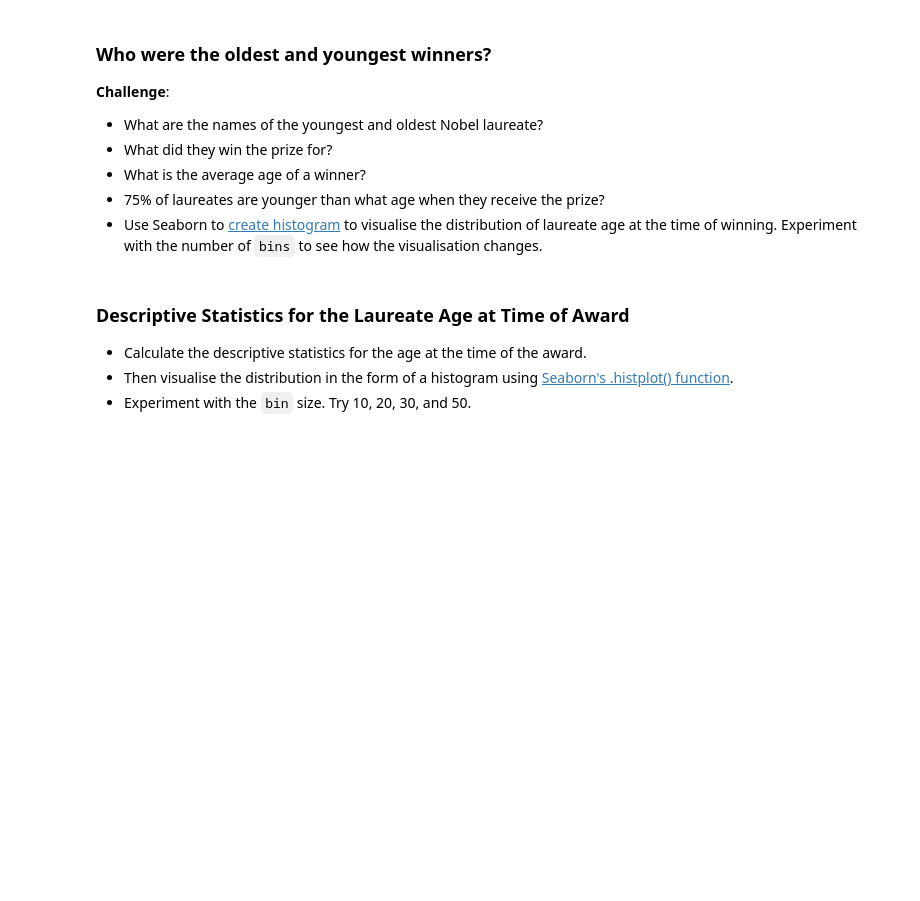
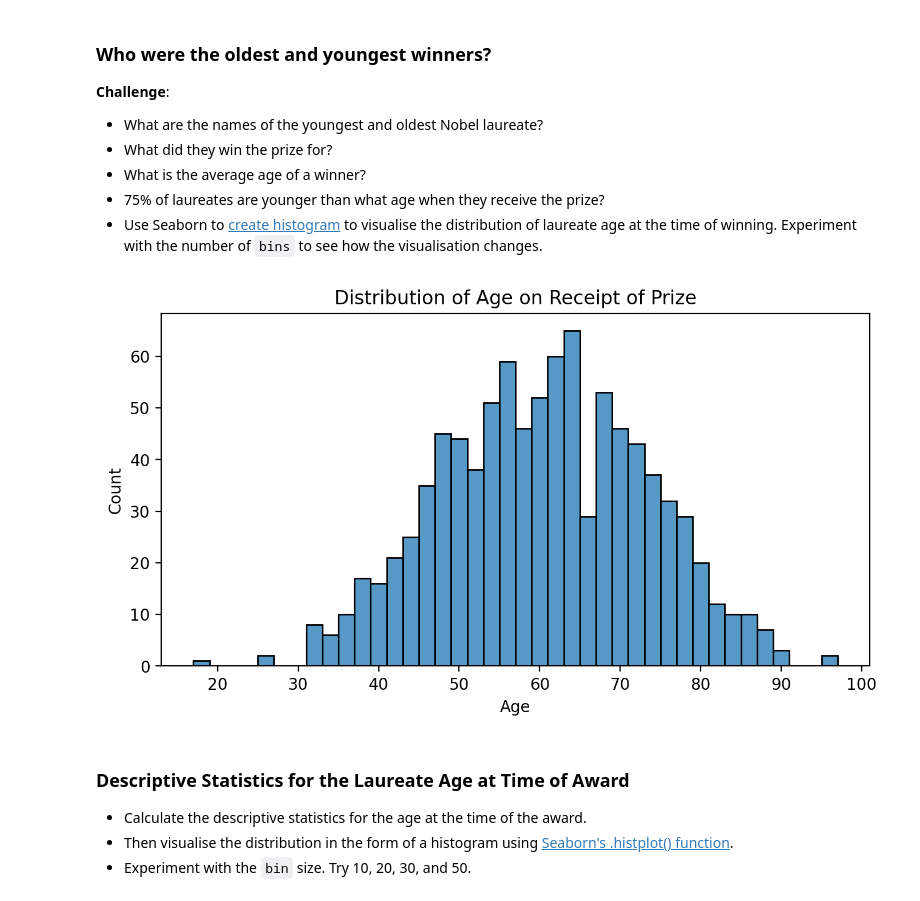
Before and after one commit to Jeff-Nibbs/nobel-data, a Jupyter notebook: Nobel_Prize_Analysis_(start).ipynb, the cells around one changed output. Drawn from its saved outputs; the diff is of its cells as text; code cells hidden in the pictures; blank space fills up the shorter version.

```diff
--- a/Nobel_Prize_Analysis_(start).ipynb
+++ b/Nobel_Prize_Analysis_(start).ipynb
@@ -717,3 +720,8 @@ fig.show()
 How Old Are the Laureates When the Win the Prize?
 
 **Challenge**: Calculate the age of the laureate in the year of the ceremony and add this as a column called `winning_age` to the `df_data` DataFrame. Hint: you can use [this](https://pandas.pydata.org/pandas-docs/stable/reference/api/pandas.Series.dt.html) to help you.
+# %%
+df_data['winning_age'] = df_data['year'] - df_data['birth_date'].dt.year
+age_df = df_data[['winning_age', 'full_name']].dropna(how='any')
+age_df.sort_values(by='winning_age', inplace=True)
+age_df
@@ -726,6 +782,16 @@ How Old Are the Laureates When the Win the Prize?
 * What is the average age of a winner?
 * 75% of laureates are younger than what age when they receive the prize?
 * Use Seaborn to [create histogram](https://seaborn.pydata.org/generated/seaborn.histplot.html) to visualise the distribution of laureate age at the time of winning. Experiment with the number of `bins` to see how the visualisation changes.
+# %%
+plt.figure(figsize=(8, 4), dpi=200)
+sns.histplot(data=df_data,
+             x=age_df.winning_age,
+             bins=40)
+plt.xlabel('Age')
+plt.title('Distribution of Age on Receipt of Prize')
+plt.show()
+# %% [output]
+[figure, added]
 # %% [markdown]
 ### Descriptive Statistics for the Laureate Age at Time of Award
 
```
Also changed, not shown: parts of 9 cells of this notebook.
